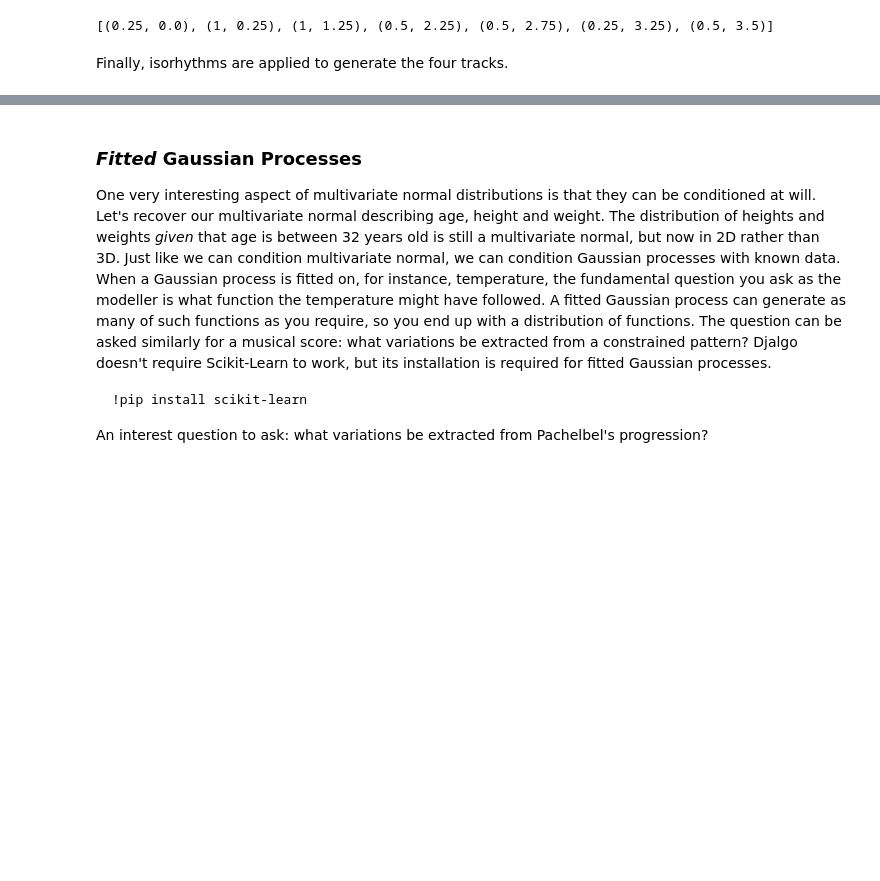
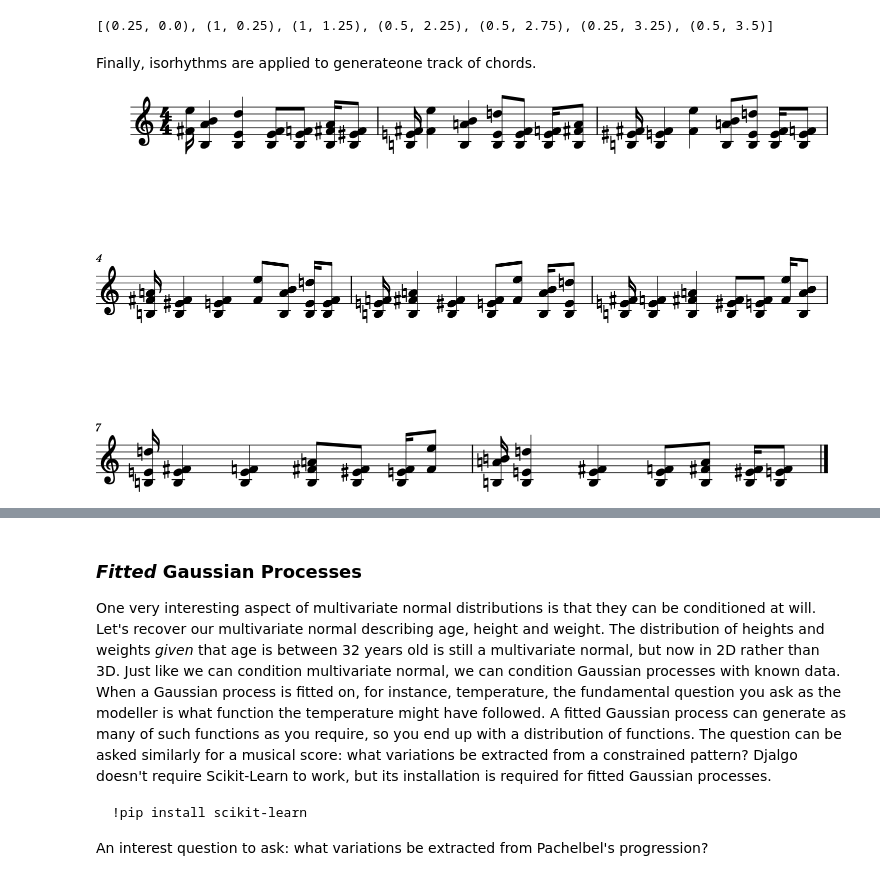
Before and after one commit to essicolo/djalgo, a Jupyter notebook: source/05_walks.ipynb, the cells around one changed output, grey strips where cells are left out. Drawn from its saved outputs; the diff is of its cells as text; code cells hidden in the pictures; blank space fills up the shorter version.

```diff
--- a/source/05_walks.ipynb
+++ b/source/05_walks.ipynb
@@ -264,4 +266,5 @@ The following comprehensive list extracts the pitches from the scale for each tr
 
 > I use intensively inline for loops. I founded them very confusing at first, but I have never been able to do without it since I understood how they worked.
 # %%
-blues_tracks_p = [[b_blues_scale[blues_tracks_i[t][i]] for i in range(length)] for t in range(ntracks)]
+blues_track_chords = [[b_blues_scale[blues_tracks_i[t][i]] for t in range(ntracks)] for i in range(length)]
+blues_track_chords
@@ -268,3 +282,5 @@ blues_tracks_p = [[b_blues_scale[blues_tracks_i[t][i]] for i in range(length)] f
+# %%
+blues_track_chords[0][2] = None
 # %% [markdown]
 Rhythms are generated randomly.
 # %%
@@ -273,13 +289,11 @@ print(blues_rhythm)
 # %% [output]
 [(0.25, 0.0), (1, 0.25), (1, 1.25), (0.5, 2.25), (0.5, 2.75), (0.25, 3.25), (0.5, 3.5)]
 # %% [markdown]
-Finally, isorhythms are applied to generate the four tracks.
+Finally, isorhythms are applied to generateone track of chords.
 # %%
-blues_tracks = []
-for pitches in blues_tracks_p:
-    blues_tracks.append(
-        dj.rhythm.isorhythm(
-            pitches=pitches,
-            durations = [r[0] for r in blues_rhythm]
-        )
-    )
+blues_track = dj.rhythm.isorhythm(pitches=blues_track_chords, durations=[r[0] for r in blues_rhythm])
+blues_track_m21 = dj.conversion.convert(blues_track, to='music21')
+blues_track_m21.show()
+blues_track_m21.show('midi')
+# %% [output]
+[figure, added]
```
Also changed, not shown: parts of 10 cells of this notebook, 53 other files.
